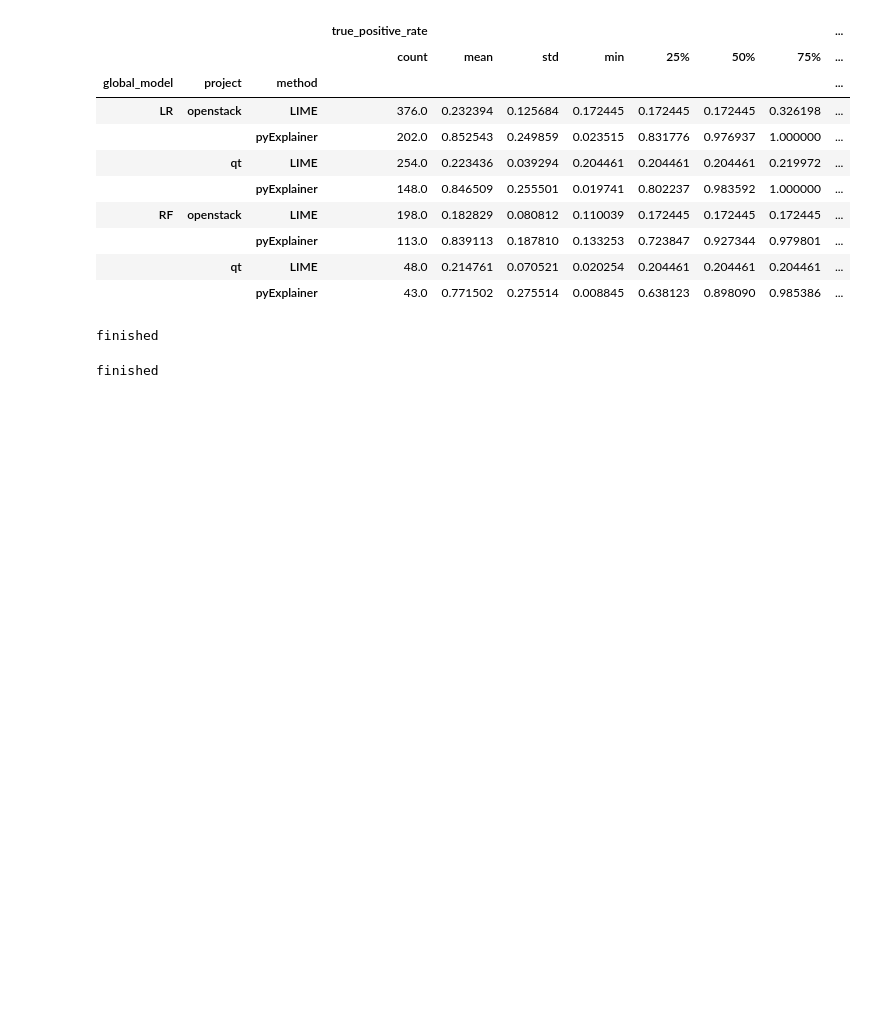
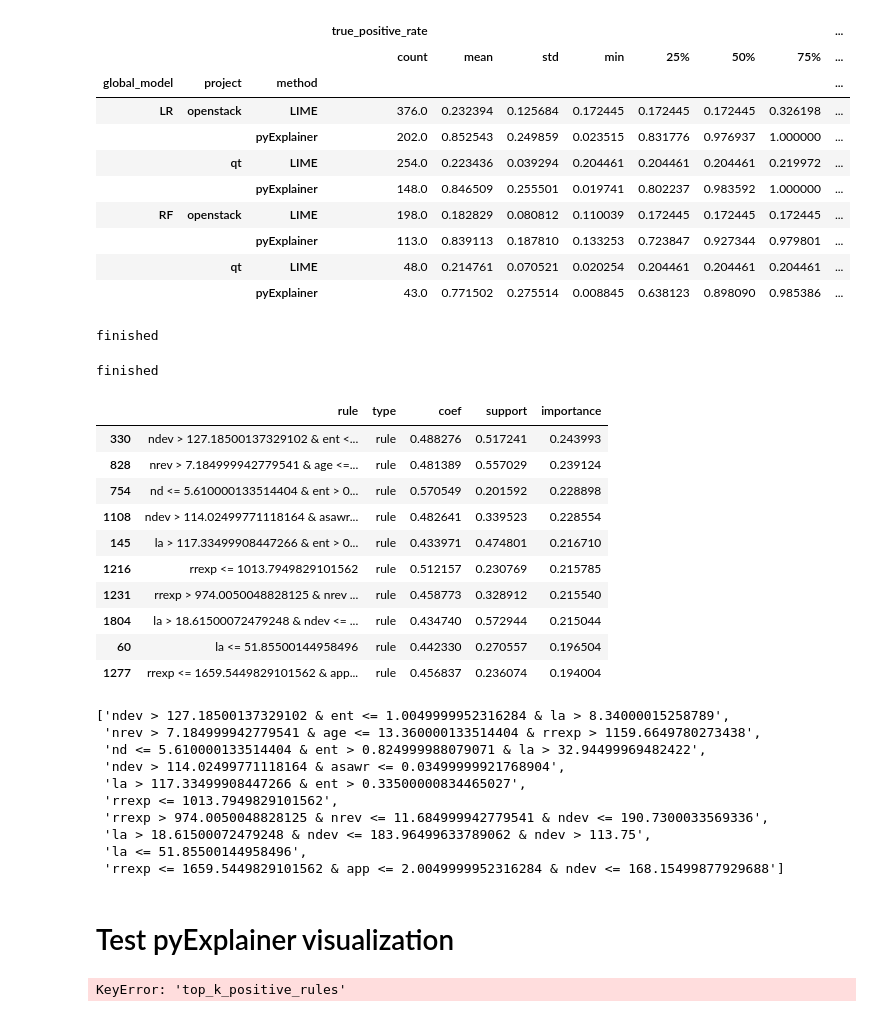
Before and after one commit to awsm-research/PyExplainer, a Jupyter notebook: experiment/evaluation_clean_code.ipynb, the cells around one changed output. Cells and saved outputs as stored; diff of their text form; code cells hidden in the pictures; blank space fills up the shorter version.

Commit message:
prepare code for visualization

```diff
--- a/experiment/evaluation_clean_code.ipynb
+++ b/experiment/evaluation_clean_code.ipynb
@@ -1818,0 +1870,26 @@ finished
+# %%
+get_sample_rules('openstack','rf')
+# %% [output]
+|  | rule | type | coef | support | importance |
+| 330 | ndev > 127.18500137329102 & ent <... | rule | 0.488276 | 0.517241 | 0.243993 |
+| 828 | nrev > 7.184999942779541 & age <=... | rule | 0.481389 | 0.557029 | 0.239124 |
+| 754 | nd <= 5.610000133514404 & ent > 0... | rule | 0.570549 | 0.201592 | 0.228898 |
+| 1108 | ndev > 114.02499771118164 & asawr... | rule | 0.482641 | 0.339523 | 0.228554 |
+| 145 | la > 117.33499908447266 & ent > 0... | rule | 0.433971 | 0.474801 | 0.216710 |
+| 1216 | rrexp <= 1013.7949829101562 | rule | 0.512157 | 0.230769 | 0.215785 |
+| 1231 | rrexp > 974.0050048828125 & nrev ... | rule | 0.458773 | 0.328912 | 0.215540 |
+| 1804 | la > 18.61500072479248 & ndev <= ... | rule | 0.434740 | 0.572944 | 0.215044 |
+| 60 | la <= 51.85500144958496 | rule | 0.442330 | 0.270557 | 0.196504 |
+| 1277 | rrexp <= 1659.5449829101562 & app... | rule | 0.456837 | 0.236074 | 0.194004 |
+['ndev > 127.18500137329102 & ent <= 1.0049999952316284 & la > 8.34000015258789',
+ 'nrev > 7.184999942779541 & age <= 13.360000133514404 & rrexp > 1159.6649780273438',
+ 'nd <= 5.610000133514404 & ent > 0.824999988079071 & la > 32.94499969482422',
+ 'ndev > 114.02499771118164 & asawr <= 0.03499999921768904',
+ 'la > 117.33499908447266 & ent > 0.33500000834465027',
+ 'rrexp <= 1013.7949829101562',
+ 'rrexp > 974.0050048828125 & nrev <= 11.684999942779541 & ndev <= 190.7300033569336',
+ 'la > 18.61500072479248 & ndev <= 183.96499633789062 & ndev > 113.75',
+ 'la <= 51.85500144958496',
+ 'rrexp <= 1659.5449829101562 & app <= 2.0049999952316284 & ndev <= 168.15499877929688']
+# %% [markdown]
+# Test pyExplainer visualization
@@ -1818,0 +1909,4 @@ finished
+# %%
+pyExp.visualise(exp_obj)
+# %% [output]
+KeyError: 'top_k_positive_rules'
```
Also changed, not shown: parts of 3 cells of this notebook, 1 other file.
